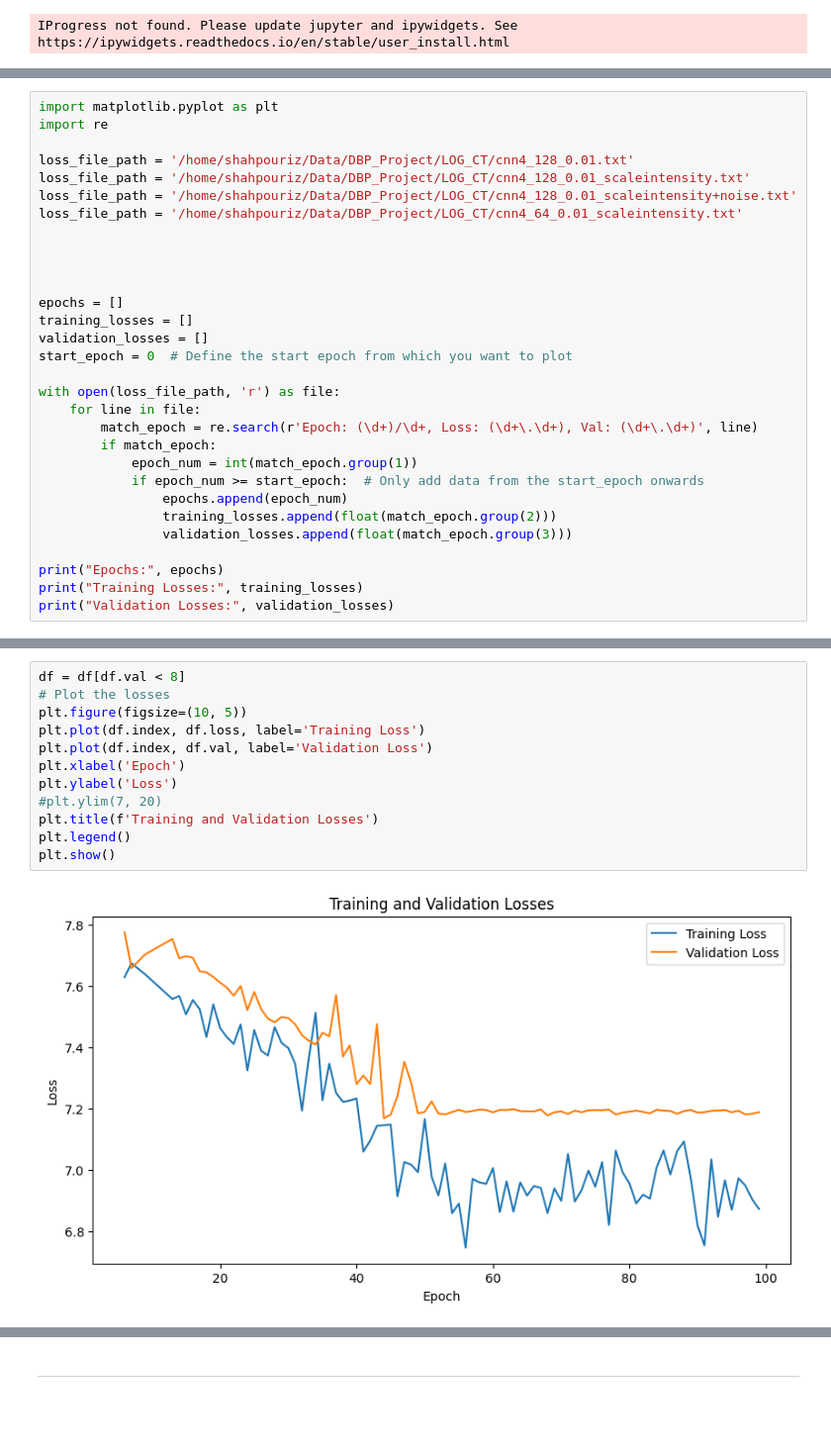
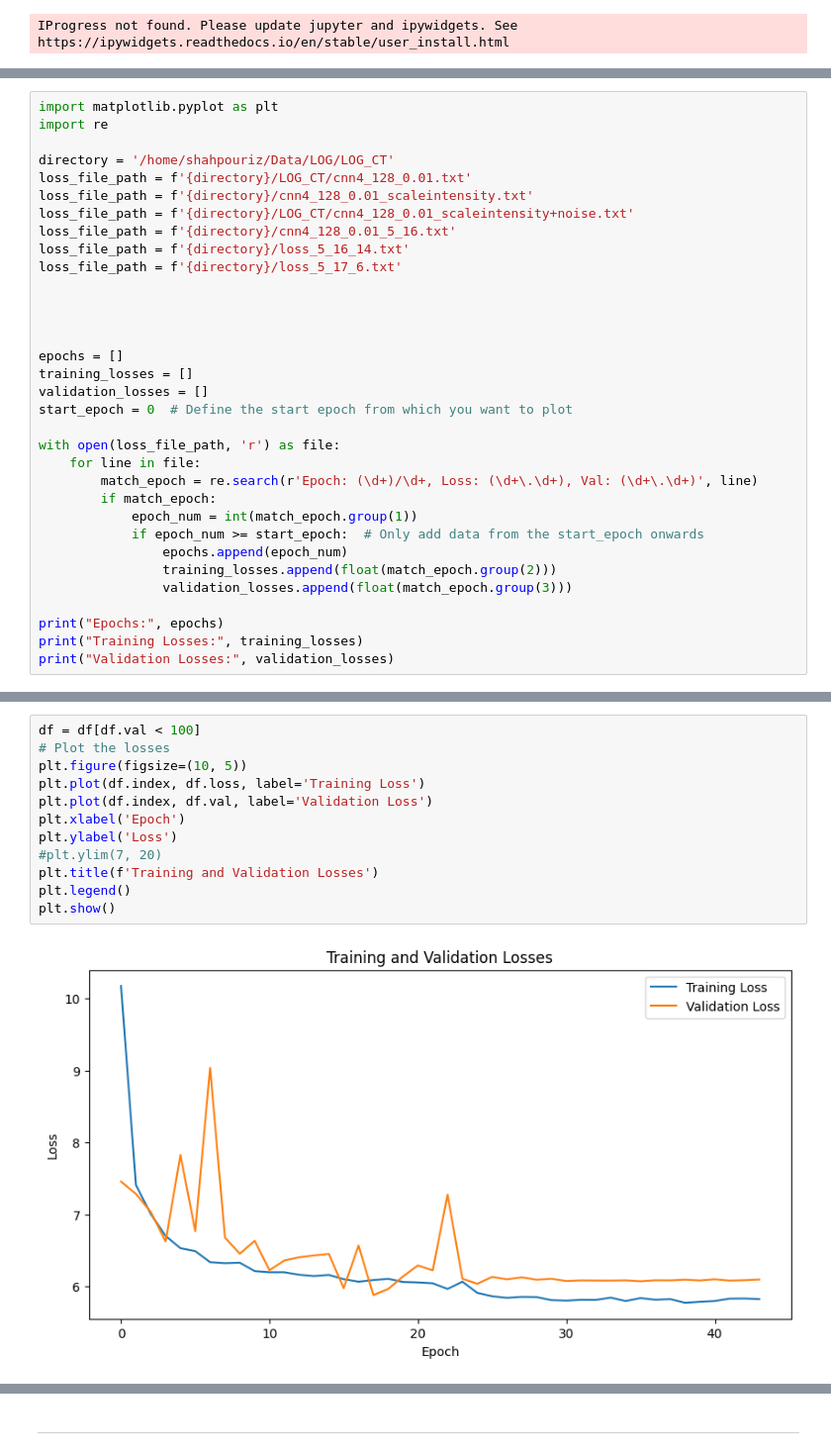
Before and after one commit to s-shahpouri/DBP_Project, a Jupyter notebook: InferenceCT.ipynb, the cells around one changed output, grey strips where cells are left out. Shown at 99% size. Drawn from its saved outputs; the diff is of its cells as text; blank space fills up the shorter version.

```diff
--- a/InferenceCT.ipynb
+++ b/InferenceCT.ipynb
@@ -34,10 +24,13 @@ loss_file_path = '/home/shahpouriz/Data/DBP_Project/LOG_CT/cnn4_128_0.01.txt'
 import matplotlib.pyplot as plt
 import re
 
-loss_file_path = '/home/shahpouriz/Data/DBP_Project/LOG_CT/cnn4_128_0.01.txt'
-loss_file_path = '/home/shahpouriz/Data/DBP_Project/LOG_CT/cnn4_128_0.01_scaleintensity.txt'
-loss_file_path = '/home/shahpouriz/Data/DBP_Project/LOG_CT/cnn4_128_0.01_scaleintensity+noise.txt'
-loss_file_path = '/home/shahpouriz/Data/DBP_Project/LOG_CT/cnn4_64_0.01_scaleintensity.txt'
+directory = '/home/shahpouriz/Data/LOG/LOG_CT'
+loss_file_path = f'{directory}/LOG_CT/cnn4_128_0.01.txt'
+loss_file_path = f'{directory}/cnn4_128_0.01_scaleintensity.txt'
+loss_file_path = f'{directory}/LOG_CT/cnn4_128_0.01_scaleintensity+noise.txt'
+loss_file_path = f'{directory}/cnn4_128_0.01_5_16.txt'
+loss_file_path = f'{directory}/loss_5_16_14.txt'
+loss_file_path = f'{directory}/loss_5_17_6.txt'
 
 
 
@@ -92,14 +89,14 @@ df
 # %%
-df = df[df.val < 8]
+df = df[df.val < 100]
 # Plot the losses
 plt.figure(figsize=(10, 5))
 plt.plot(df.index, df.loss, label='Training Loss')
 plt.plot(df.index, df.val, label='Validation Loss')
 plt.xlabel('Epoch')
 plt.ylabel('Loss')
 #plt.ylim(7, 20)
 plt.title(f'Training and Validation Losses')
 plt.legend()
 plt.show()
 # %% [output]
-[figure, old version]
+[figure, new version]
```
Also changed, not shown: parts of 31 cells of this notebook, 27 other files.
